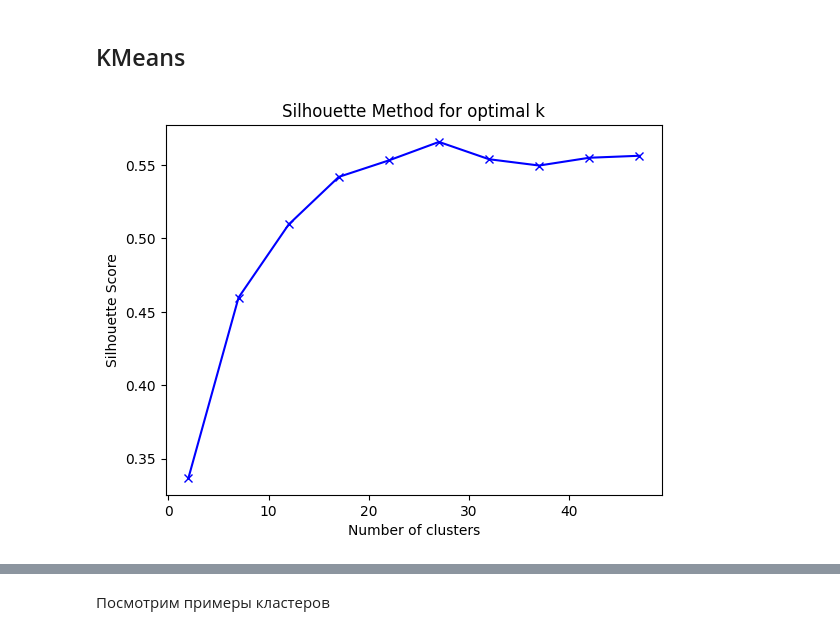
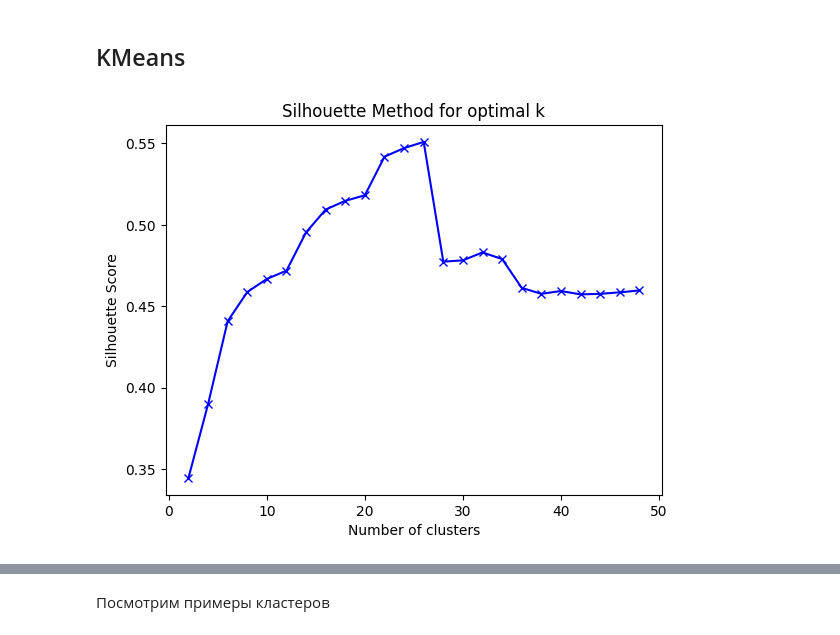
Before and after one commit to TaskGuru-AI/tasks_support_system_ai, a Jupyter notebook: notebooks/clustering_eda.ipynb, the cells around one changed output, grey strips where cells are left out. Cells and saved outputs as stored; diff of their text form; code cells hidden in the pictures.

```diff
--- a/notebooks/clustering_eda.ipynb
+++ b/notebooks/clustering_eda.ipynb
@@ -86,2 +51,2 @@ Asking to truncate to max_length but no maximum length is provided and the model
 # %%
-df = pd.read_csv('tickets_processed.csv')
+df = pd.read_csv('tickets_processed_llm.csv', index_col=False)
@@ -132,2 +116,15 @@ torch.nn.functional.normalize(embeddings_list, p=2, dim=1)
+# %%
+embeddings_list = []
+for s in df.texts_cmb:
+    input = tokenizer(s, padding=True, truncation=True, return_tensors='pt')
+    # Get the BERT embeddings
+    with torch.no_grad():
+        output = model(**input)
+    # output['last_hidden_state'] contains the token-level embeddings for each word
+    token_embedding = output.last_hidden_state  # (batch_size, sequence_length, hidden_size)
+    embedding = token_embedding[:, 0, :]  # (batch_size, hidden_size)
+    embedding = torch.nn.functional.normalize(embedding, p=2, dim=1)
+
+    embeddings_list.append((embedding)[0].numpy())
 # %%
 embeddings = np.asarray(embeddings_list)
@@ -136,19 +134,19 @@ embeddings = np.asarray(embeddings_list)
 # %%
 # Подберем количество кластеров
 
-k_values = [x for x in range(2, 50, 5)]
+k_values = [x for x in range(2, 50, 2)]
 
 silhouette_scores = []
 
 for k in k_values:
     kmeans = KMeans(n_clusters=k, random_state=100).fit(embeddings)
     score = silhouette_score(embeddings, kmeans.labels_)
     silhouette_scores.append(score)
 
 plt.plot(k_values, silhouette_scores, 'bx-')
 plt.xlabel('Number of clusters')
 plt.ylabel('Silhouette Score')
 plt.title('Silhouette Method for optimal k')
 plt.show()
 # %% [output]
-[figure, old version]
+[figure, new version]
```
Also changed, not shown: parts of 52 cells of this notebook.
